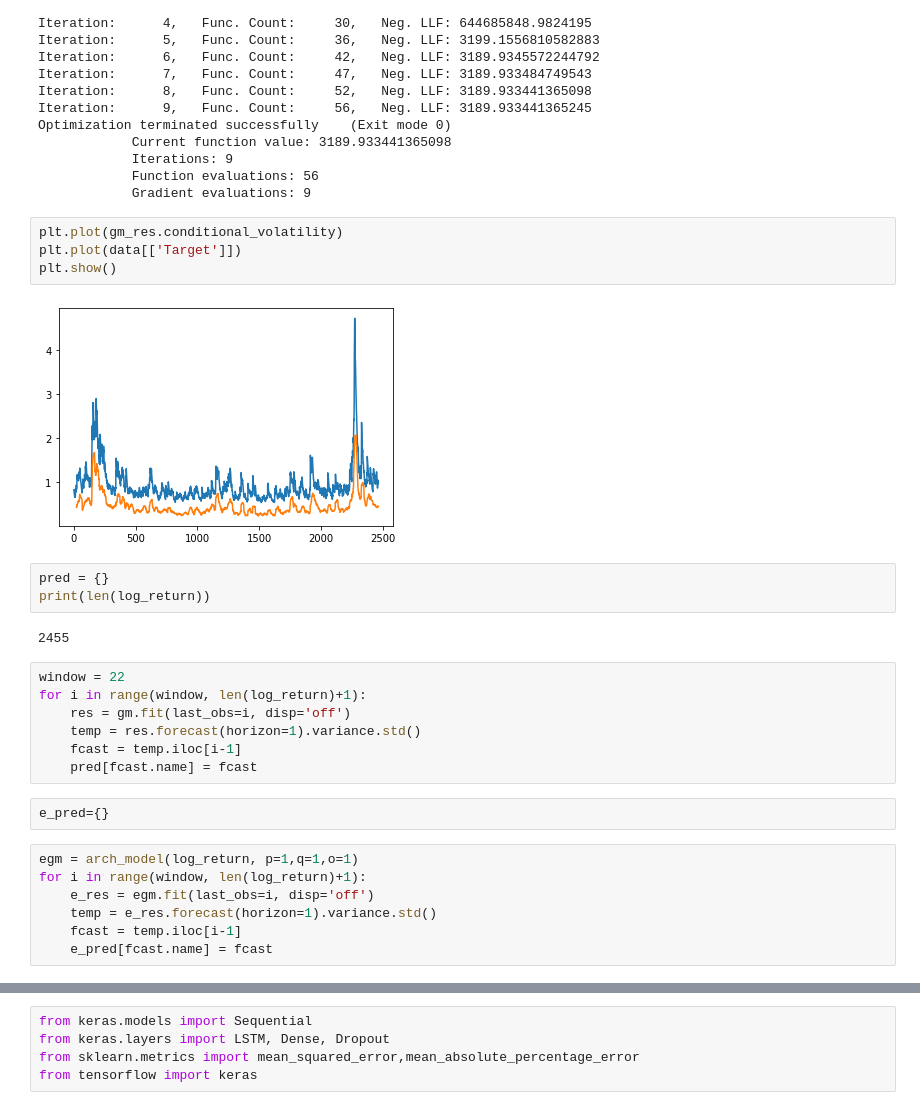
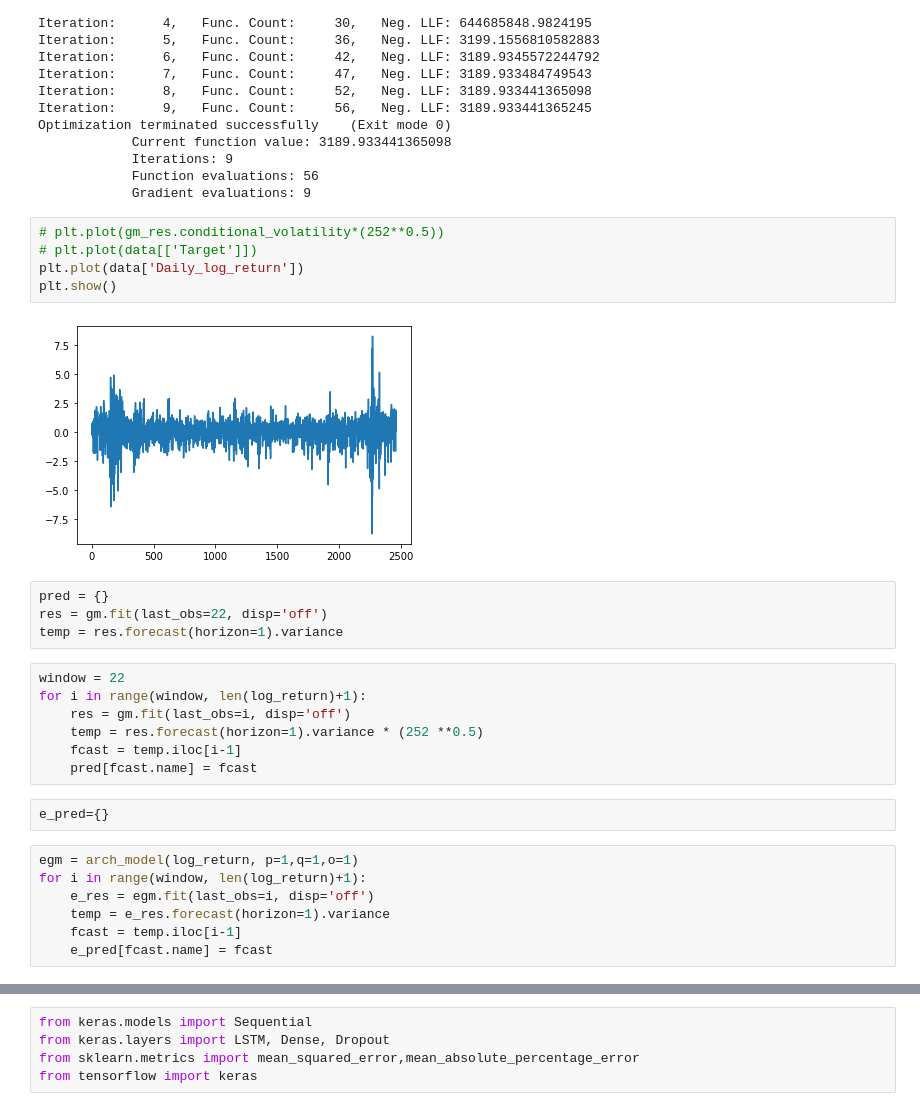
Before and after one commit to eddie8615/cs_project, a Jupyter notebook: hybrid_lstm.ipynb, the cells around one changed output, grey strips where cells are left out. Cells and saved outputs as stored; diff of their text form.

```diff
--- a/hybrid_lstm.ipynb
+++ b/hybrid_lstm.ipynb
@@ -82,21 +82,21 @@ Optimization terminated successfully    (Exit mode 0)
             Function evaluations: 56
             Gradient evaluations: 9
 # %%
-plt.plot(gm_res.conditional_volatility)
-plt.plot(data[['Target']])
+# plt.plot(gm_res.conditional_volatility*(252**0.5))
+# plt.plot(data[['Target']])
+plt.plot(data['Daily_log_return'])
 plt.show()
 # %% [output]
-[figure, old version]
+[figure, new version]
-# %%
-pred = {}
-print(len(log_return))
-# %% [output]
-2455
+# %%
+pred = {}
+res = gm.fit(last_obs=22, disp='off')
+temp = res.forecast(horizon=1).variance
 # %%
 window = 22
 for i in range(window, len(log_return)+1):
     res = gm.fit(last_obs=i, disp='off')
-    temp = res.forecast(horizon=1).variance.std()
+    temp = res.forecast(horizon=1).variance * (252 **0.5)
     fcast = temp.iloc[i-1]
     pred[fcast.name] = fcast
 # %%
@@ -105,7 +105,7 @@ e_pred={}
 egm = arch_model(log_return, p=1,q=1,o=1)
 for i in range(window, len(log_return)+1):
     e_res = egm.fit(last_obs=i, disp='off')
-    temp = e_res.forecast(horizon=1).variance.std()
+    temp = e_res.forecast(horizon=1).variance
     fcast = temp.iloc[i-1]
     e_pred[fcast.name] = fcast
 # %%
```
Also changed, not shown: parts of 4 cells of this notebook.
